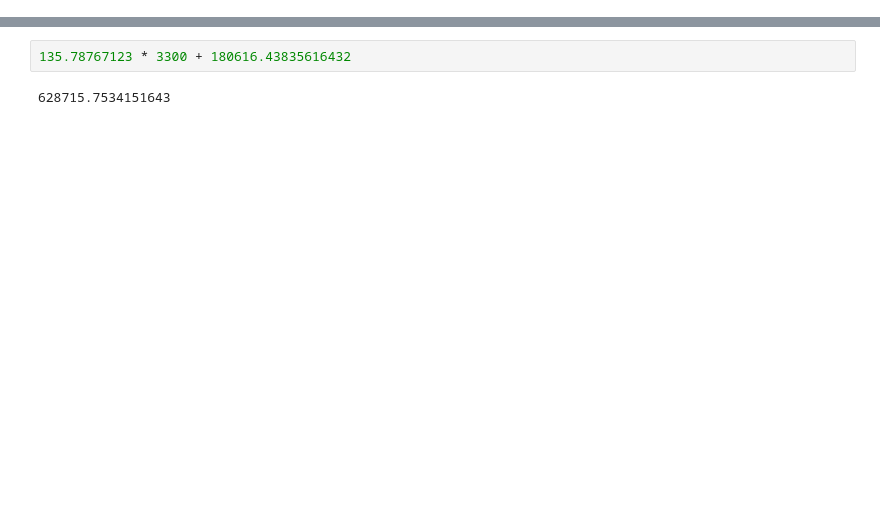
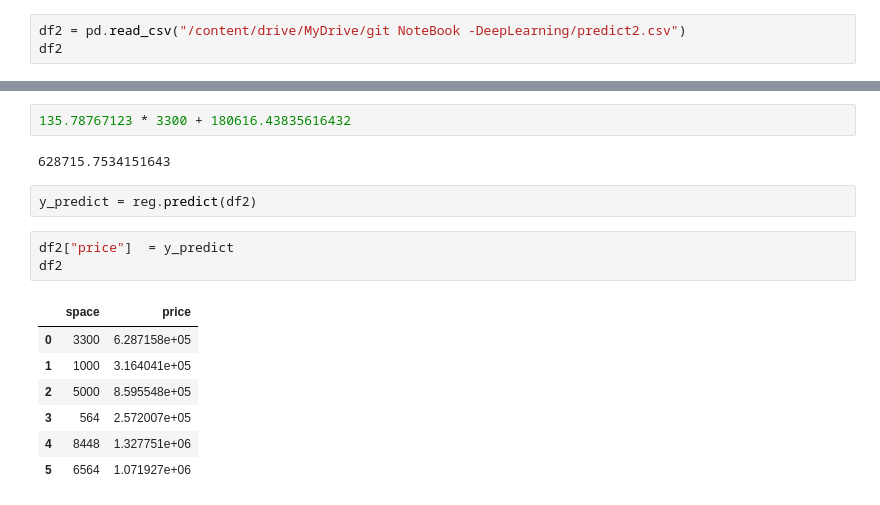
Before and after one commit to sagarpuniyani/Deep-learning, a Jupyter notebook: linearreg1.ipynb, the cells around one changed output, grey strips where cells are left out. Saved outputs shown, nothing was run; the diff lists cells and outputs as text; blank space fills up the shorter version.

```diff
--- a/linearreg1.ipynb
+++ b/linearreg1.ipynb
@@ -62,0 +59,3 @@ ValueError: ignored
+# %%
+df2 = pd.read_csv("/content/drive/MyDrive/git NoteBook -DeepLearning/predict2.csv")
+df2
@@ -64,3 +71,16 @@ ValueError: ignored
 135.78767123 * 3300 + 180616.43835616432
 # %% [output]
 628715.7534151643
+# %%
+y_predict = reg.predict(df2)
+# %%
+df2["price"]  = y_predict
+df2
+# %% [output]
+|  | space | price |
+| 0 | 3300 | 6.287158e+05 |
+| 1 | 1000 | 3.164041e+05 |
+| 2 | 5000 | 8.595548e+05 |
+| 3 | 564 | 2.572007e+05 |
+| 4 | 8448 | 1.327751e+06 |
+| 5 | 6564 | 1.071927e+06 |
```
Also changed, not shown: parts of 2 cells of this notebook.
